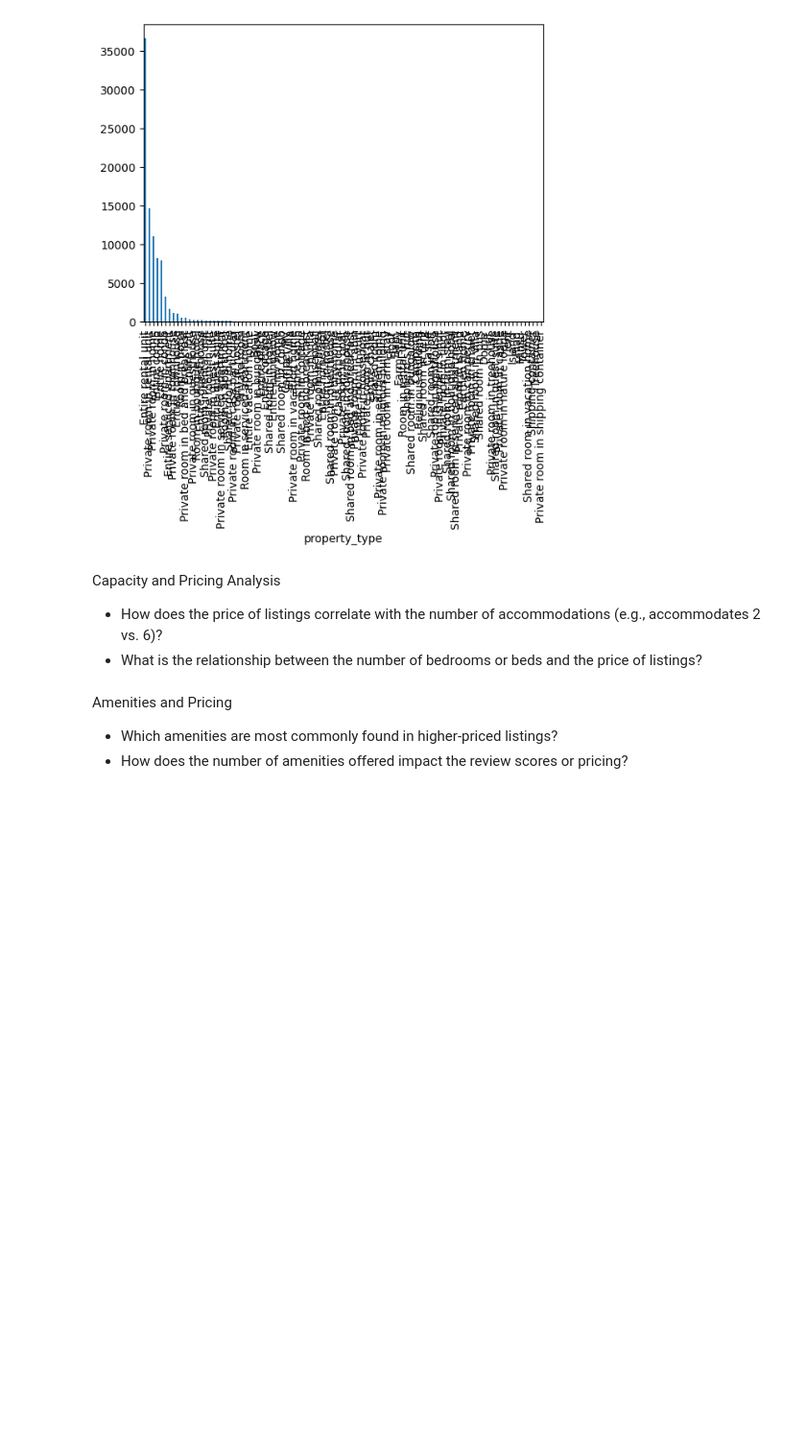
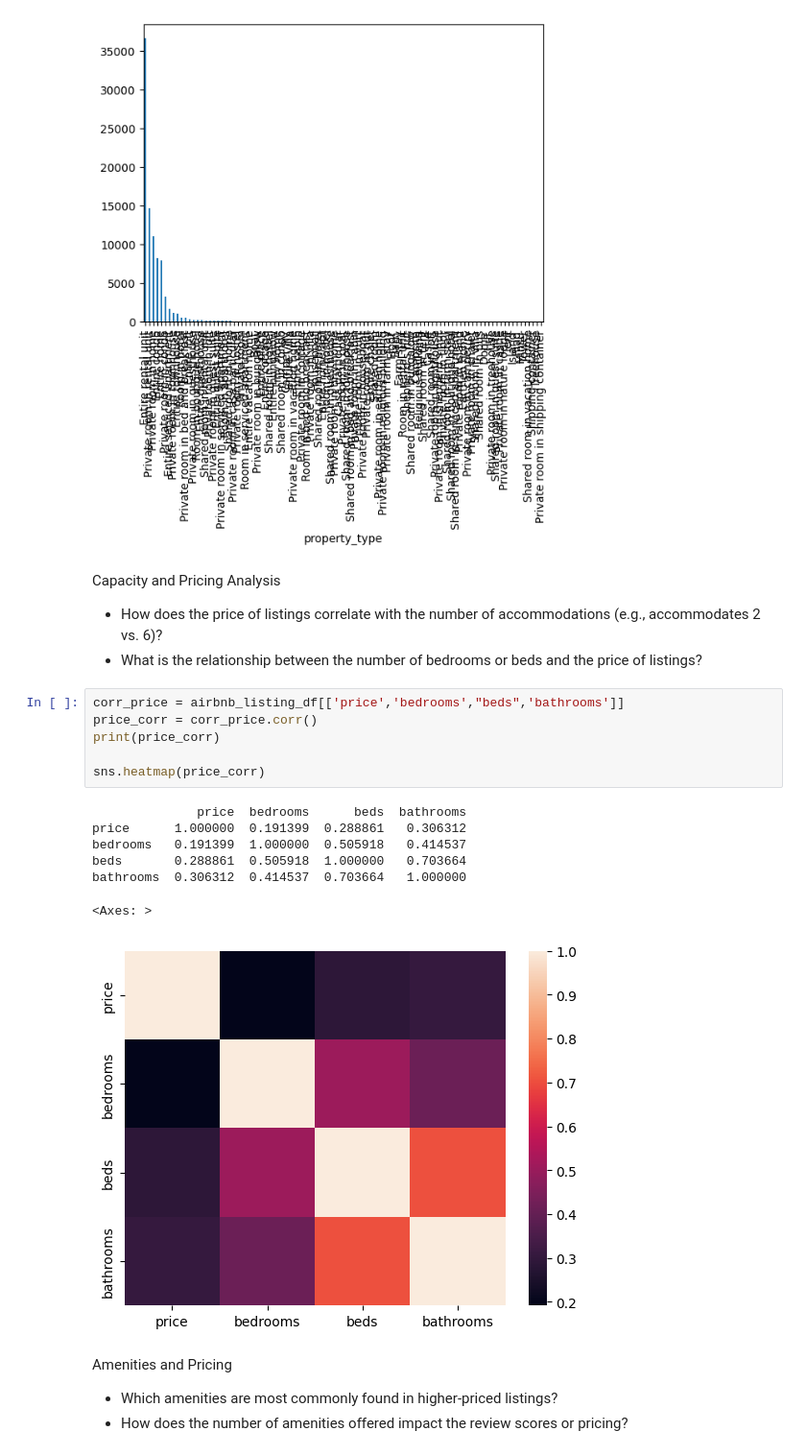
Before and after one commit to SammyGIS/airbnb-spatial-analysis, a Jupyter notebook: airbnb-spatial-analysis.ipynb, the cells around one changed output. Shown at 96% size. Drawn from its saved outputs; the diff is of its cells as text; blank space fills up the shorter version.

Commit message:
chore: explore airbnb dataset

```diff
--- a/airbnb-spatial-analysis.ipynb
+++ b/airbnb-spatial-analysis.ipynb
@@ -310,6 +317,20 @@ airbnb_list['property_type'].value_counts().plot(kind="bar")
 Capacity and Pricing Analysis
    - How does the price of listings correlate with the number of accommodations (e.g., accommodates 2 vs. 6)?
    - What is the relationship between the number of bedrooms or beds and the price of listings?
+# %%
+corr_price = airbnb_listing_df[['price','bedrooms',"beds",'bathrooms']]
+price_corr = corr_price.corr()
+print(price_corr)
+
+sns.heatmap(price_corr)
+# %% [output]
+              price  bedrooms      beds  bathrooms
+price      1.000000  0.191399  0.288861   0.306312
+bedrooms   0.191399  1.000000  0.505918   0.414537
+beds       0.288861  0.505918  1.000000   0.703664
+bathrooms  0.306312  0.414537  0.703664   1.000000
+<Axes: >
+[figure, added]
 # %% [markdown]
 Amenities and Pricing
    - Which amenities are most commonly found in higher-priced listings?
```
Also changed, not shown: parts of 4 cells of this notebook, 1 other file.
